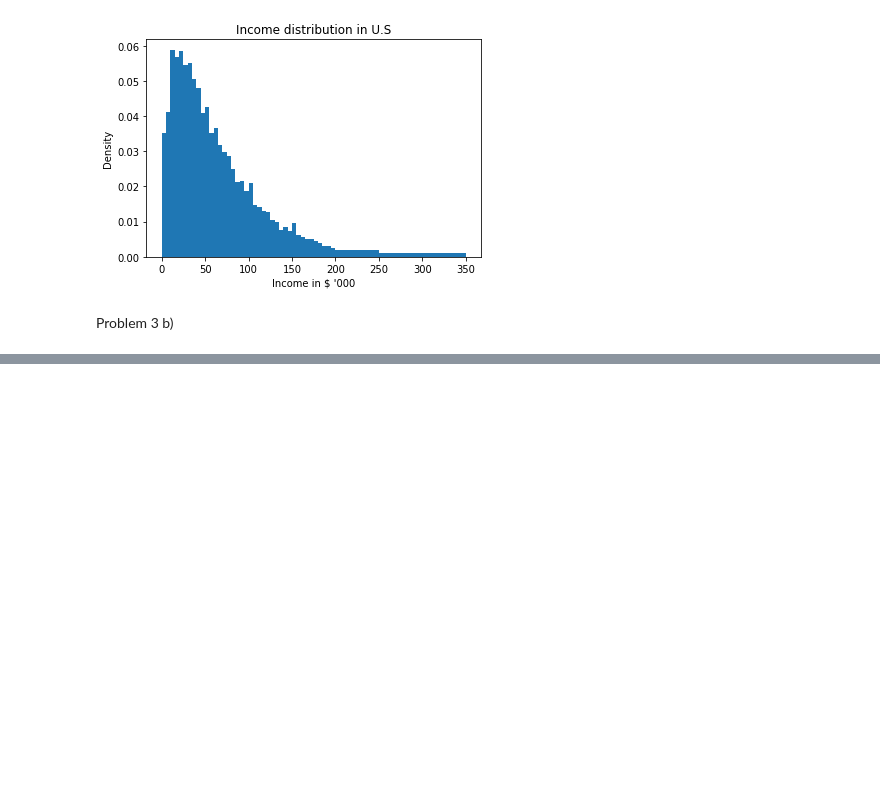
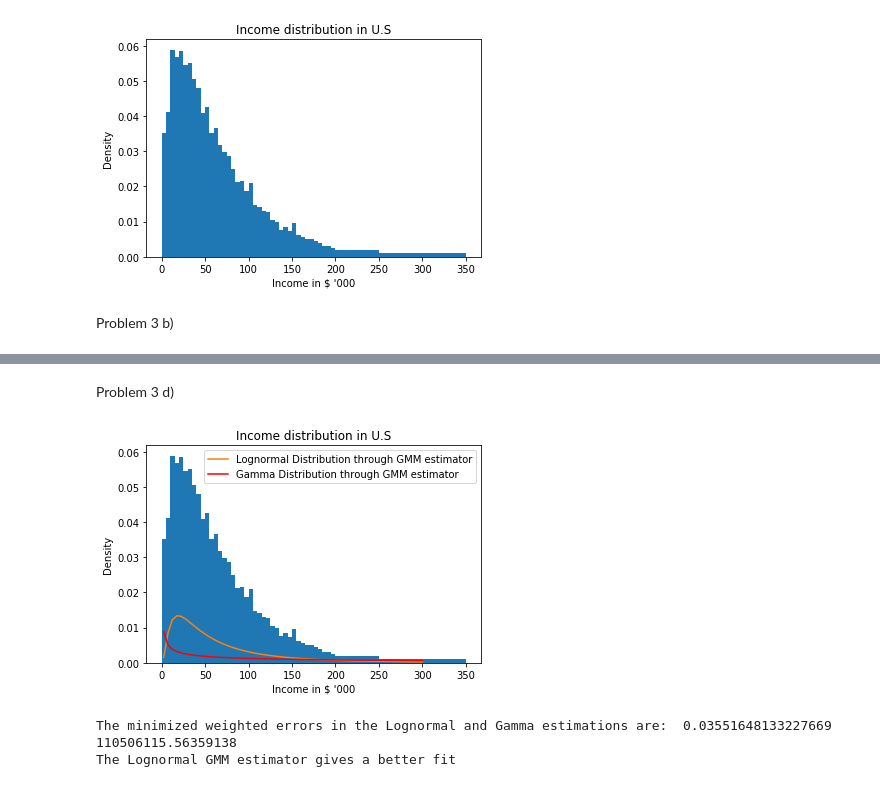
Before and after one commit to keshavchoudhary87/BootCamp2018, a Jupyter notebook: ProbSets/Econ/ProbSet5/ProbSet5.ipynb, the cells around one changed output, grey strips where cells are left out. Saved outputs shown, nothing was run; the diff lists cells and outputs as text; code cells hidden in the pictures; blank space fills up the shorter version.

```diff
--- a/ProbSets/Econ/ProbSet5/ProbSet5.ipynb
+++ b/ProbSets/Econ/ProbSet5/ProbSet5.ipynb
@@ -409,0 +533,31 @@ midpoint = np.ravel(np.array(data.Midpoint))
+# %% [markdown]
+Problem 3 d)
+# %%
+percent = np.ravel(np.array(data.Percent))
+midpoint = np.ravel(np.array(data.Midpoint))
+
+weights = np.copy(data.Percent)
+weights[40] = (weights[40])/10
+weights[41] = (weights[41])/20
+
+bins = np.append(np.linspace(0,200,41), [250,350])
+plt.hist(data.Midpoint, bins = bins, weights=weights)
+plt.xlabel("Income in $ '000")
+plt.ylabel("Density")
+plt.title("Income distribution in U.S")
+
+y_dom1 = pdf_lognormal(midpoint, mu_GMM, sigma_GMM)
+plt.plot(midpoint, y_dom1, label="Lognormal Distribution through GMM estimator")
+plt.legend()
+
+y_dom2= pdf_gamma(midpoint, alpha_GMM, beta_GMM)
+plt.plot(midpoint, y_dom2,'r', label="Gamma Distribution through GMM estimator")
+plt.legend()
+plt.show()
+
+print('The minimized weighted errors in the Lognormal and Gamma estimations are: ', crit_GMM1, crit_GMM2)
+print('The Lognormal GMM estimator gives a better fit')
+# %% [output]
+[figure, added]
+The minimized weighted errors in the Lognormal and Gamma estimations are:  0.03551648133227669 110506115.56359138
+The Lognormal GMM estimator gives a better fit
```
Also changed, not shown: parts of 8 cells of this notebook.
